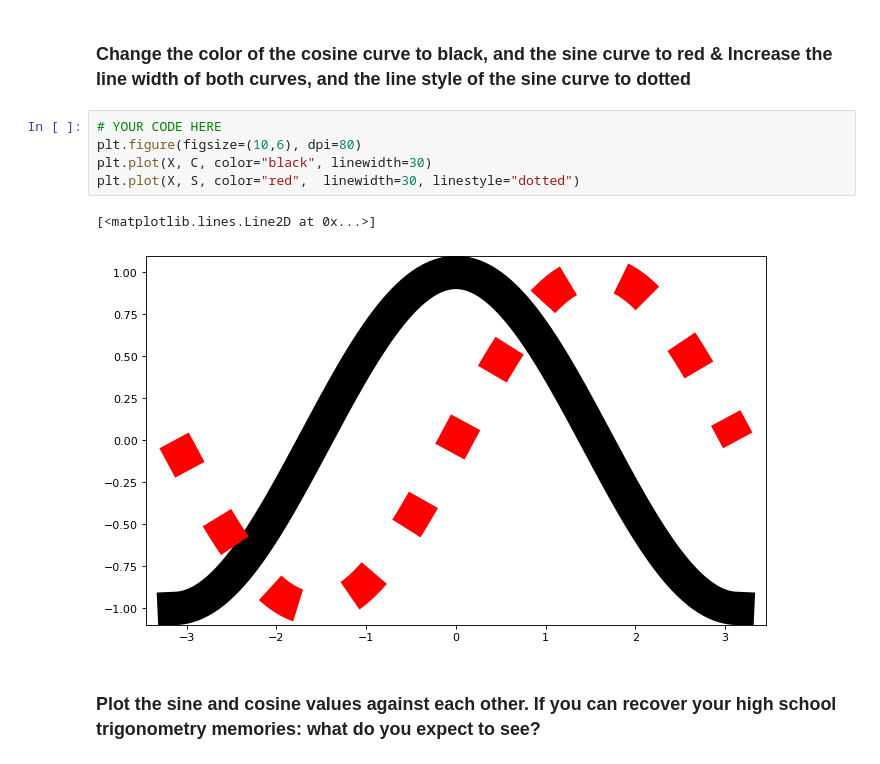
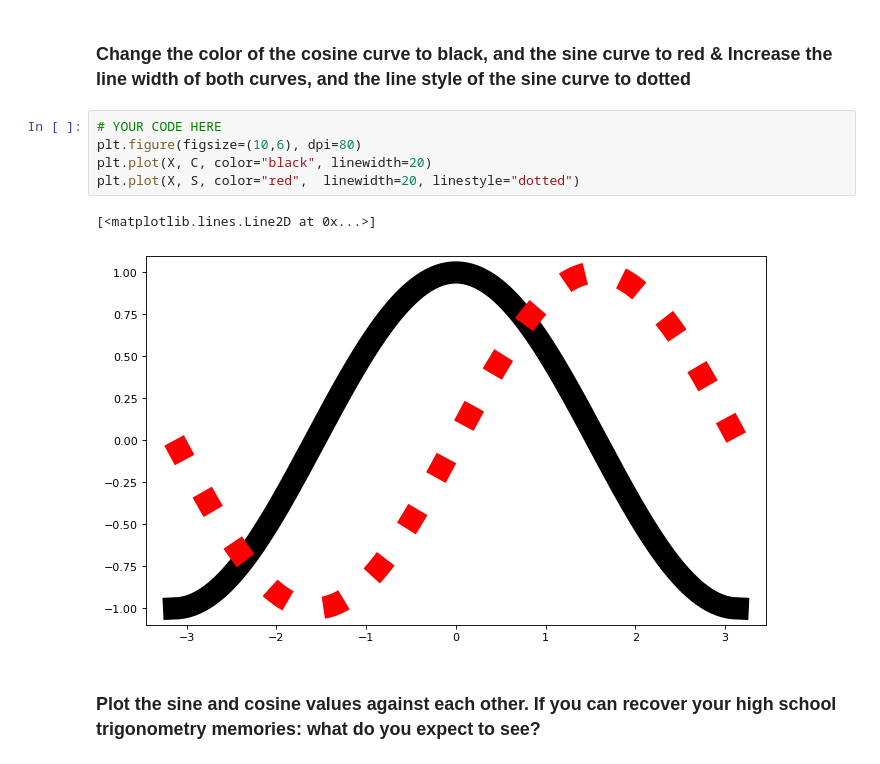
Before and after one commit to PeterBrederlow/PracticalIntegrativeBioinformatics, a Jupyter notebook: Day1_2-Visualization.ipynb, the cells around one changed output. Drawn from its saved outputs; the diff is of its cells as text.

```diff
--- a/Day1_2-Visualization.ipynb
+++ b/Day1_2-Visualization.ipynb
@@ -53,11 +53,11 @@ plt.plot(X, S)
 # %%
 # YOUR CODE HERE
 plt.figure(figsize=(10,6), dpi=80)
-plt.plot(X, C, color="black", linewidth=30)
-plt.plot(X, S, color="red",  linewidth=30, linestyle="dotted")
+plt.plot(X, C, color="black", linewidth=20)
+plt.plot(X, S, color="red",  linewidth=20, linestyle="dotted")
 # %% [output]
 [<matplotlib.lines.Line2D at 0x...>]
-[figure, old version]
+[figure, new version]
 # %% [markdown]
 ### Plot the sine and cosine values against each other. If you can recover your high school trigonometry memories: what do you expect to see?
 # %%
```
Also changed, not shown: parts of 4 cells of this notebook, 5 other files.
